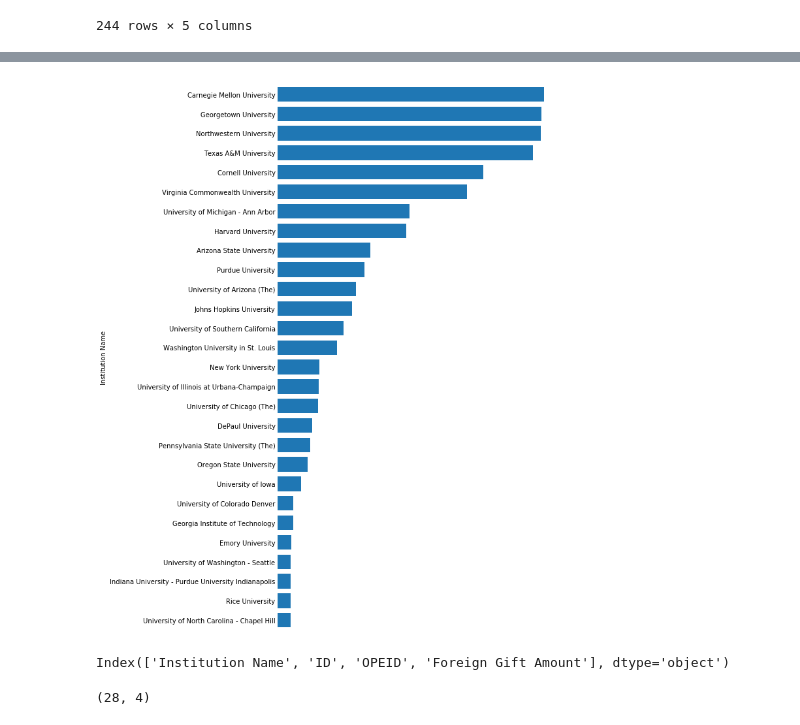
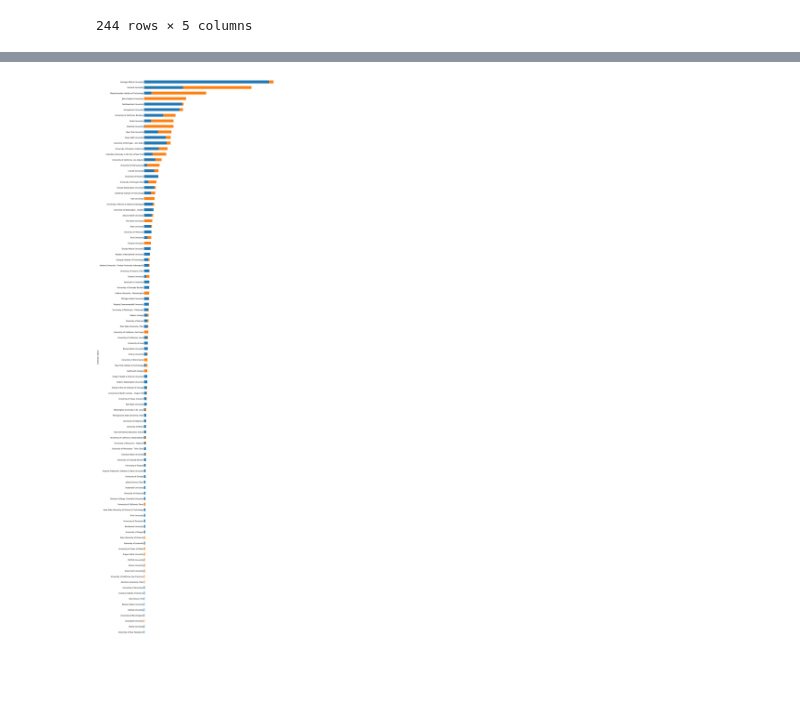
Before and after one commit to Humera97/Data-Studio, a Jupyter notebook: us_college_foreign_gifts/Cleaning and Exploring Data.ipynb, the cells around one changed output, grey strips where cells are left out. Drawn from its saved outputs; the diff is of its cells as text; code cells hidden in the pictures; blank space fills up the shorter version.

```diff
--- a/us_college_foreign_gifts/Cleaning and Exploring Data.ipynb
+++ b/us_college_foreign_gifts/Cleaning and Exploring Data.ipynb
@@ -169,2 +214,2 @@ df2 = pd.merge(contract, monetary_gift, on='Country of Giftor', how='outer')
 # %%
-df2 = pd.merge(df2, real_estate, on='Country of Giftor', how='outer')
+df2 = pd.merge(df2, real_estate, on='Institution Name', how='outer')
@@ -241,5 +229,5 @@ df[(df['Country of Giftor'] == 'QATAR')].groupby(by='Giftor Name').sum().sort_va
-# %%
-df2 = df[(df['Country of Giftor'] == 'QATAR')].groupby(by='Institution Name', as_index = False).sum().sort_values(by='Foreign Gift Amount',ascending = False)
+# %%
+df2 = df2.fillna(0)
 # %%
 df2.head()
 # %% [output]
@@ -251,0 +240,2 @@ df2.head()
+# %%
+df2['total'] = df2['contract'] + df2['monetary_gift'] + df2['real_estate']
@@ -252,29 +263,21 @@ df2.head()
 # %%
-df2.sort_values(by='Foreign Gift Amount').plot(x='Institution Name',
-                                                y ='Foreign Gift Amount',
+df2.sort_values(by='total',ascending = False).head(100).sort_values(by='total').plot(x='Institution Name',
+                                                y =['contract','monetary_gift','real_estate'] ,
                                                 kind= 'barh',
-                                                figsize=(10,12),
+                                                figsize=(15,45),
                                                 legend = None,
-                                                width = .75, stacked= True
+                                                stacked= True
                                                 )
-plt.xscale('log')
+
 ax1 = plt.axes()
 x_axis = ax1.axes.get_xaxis()
 ax1.tick_params(axis=u'both', which=u'both',length=0)
 x_axis.set_visible(False)
 ax1.spines['top'].set_visible(False)
 ax1.spines['right'].set_visible(False)
 ax1.spines['bottom'].set_visible(False)
 ax1.spines['left'].set_visible(False)
 plt.tight_layout()
-plt.savefig('university.pdf')
+plt.savefig('universitygift.pdf')
 # %% [output]
-[figure, old version]
+[figure, new version]
-# %%
-df2.columns
-# %% [output]
-Index(['Institution Name', 'ID', 'OPEID', 'Foreign Gift Amount'], dtype='object')
-# %%
-df2.shape
-# %% [output]
-(28, 4)
```
Also changed, not shown: parts of 50 cells of this notebook, 9 other files.
